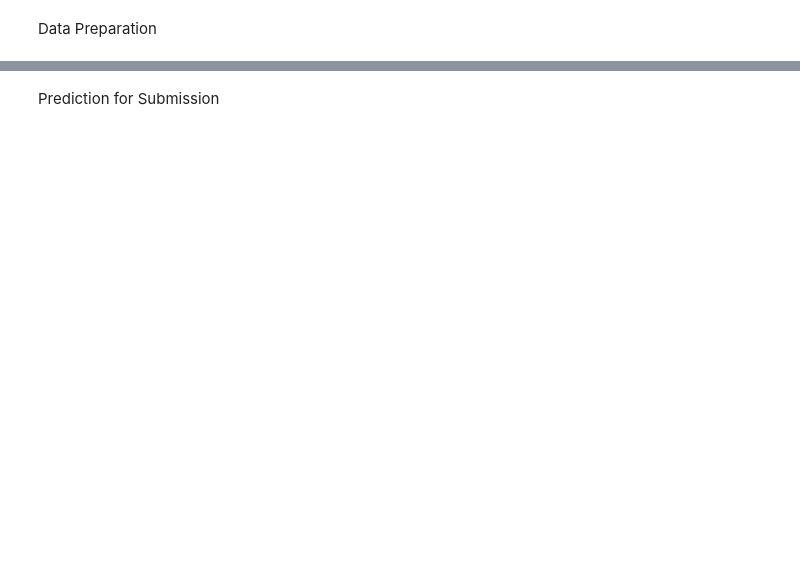
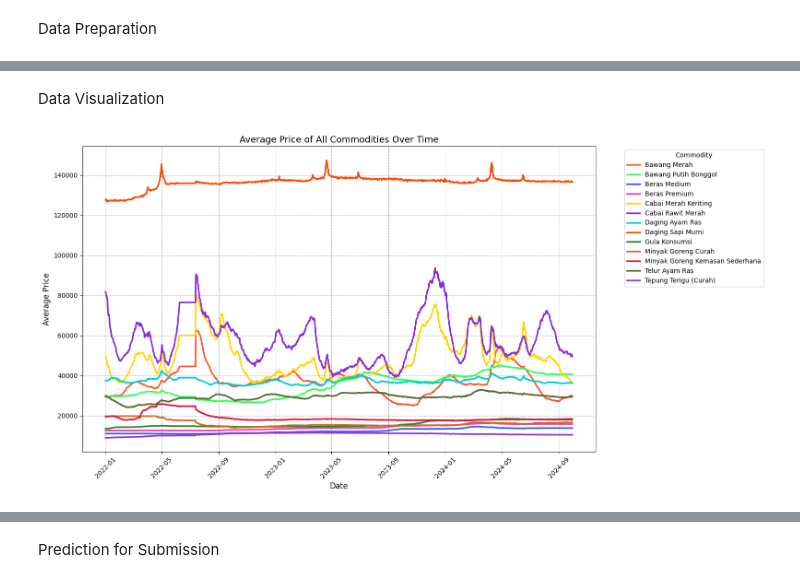
Before and after one commit to RobbenWijanathan/Datavidia-Ctrl-Alt-Win, a Jupyter notebook: main.ipynb, the cells around one changed output, grey strips where cells are left out. Cells and saved outputs as stored; diff of their text form; code cells hidden in the pictures; blank space fills up the shorter version.

```diff
--- a/main.ipynb
+++ b/main.ipynb
@@ -62,3 +85,5 @@ dfFull
 # dfFullCP1.fillna(method="bfill", inplace= True)
 
 # dfFullCP1
+# %% [markdown]
+Data Visualization
@@ -65,30 +93,31 @@ dfFull
+# %%
+df_visual = dfFull.copy()
 # %%
-df_avg = dfFull.groupby(["Date", "Commodity"])["Price"].mean().reset_index()
+# Average Price of All Commodities Over Time
 
-# Define a custom color palette with 13 distinct colors
+df_avg = df_visual.groupby(["Date", "Commodity"])["Price"].mean().reset_index()
+
 colors = ["#FF5733", "#33FF57", "#3357FF", "#FF33A1", "#FFD700",
           "#8A2BE2", "#00CED1", "#FF4500", "#228B22", "#D2691E",
           "#DC143C", "#556B2F", "#9932CC"]  # 13 colors
 
-# Create a figure
 plt.figure(figsize=(16, 8))
 
-# Plot each commodity with a different color
 for i, commodity in enumerate(df_avg["Commodity"].unique()):
     subset = df_avg[df_avg["Commodity"] == commodity]
     plt.plot(subset["Date"], subset["Price"], label=commodity,
-             color=colors[i % len(colors)], linewidth=2.5, alpha=1)  # Ensure alpha is 1
+             color=colors[i % len(colors)], linewidth=2.5, alpha=1)
 
 # plt.xlim(pd.Timestamp("2022-06-01"), pd.Timestamp("2022-07-30"))
 
-# Formatting the plot
-plt.title("Average Price of Commodities Over Time", fontsize=14)
+plt.title("Average Price of All Commodities Over Time", fontsize=14)
 plt.xlabel("Date", fontsize=12)
 plt.ylabel("Average Price", fontsize=12)
-plt.xticks(rotation=45)  # Rotate x-axis labels for better visibility
-plt.legend(title="Commodity", bbox_to_anchor=(1.05, 1), loc="upper left")  # Move legend outside
+plt.xticks(rotation=45)
+plt.legend(title="Commodity", bbox_to_anchor=(1.05, 1), loc="upper left")
 plt.grid(True, linestyle="--", alpha=1)
 
-# Show plot
 plt.tight_layout()
 plt.show()
+# %% [output]
+[figure, added]
```
Also changed, not shown: parts of 19 cells of this notebook, 2 other files.
